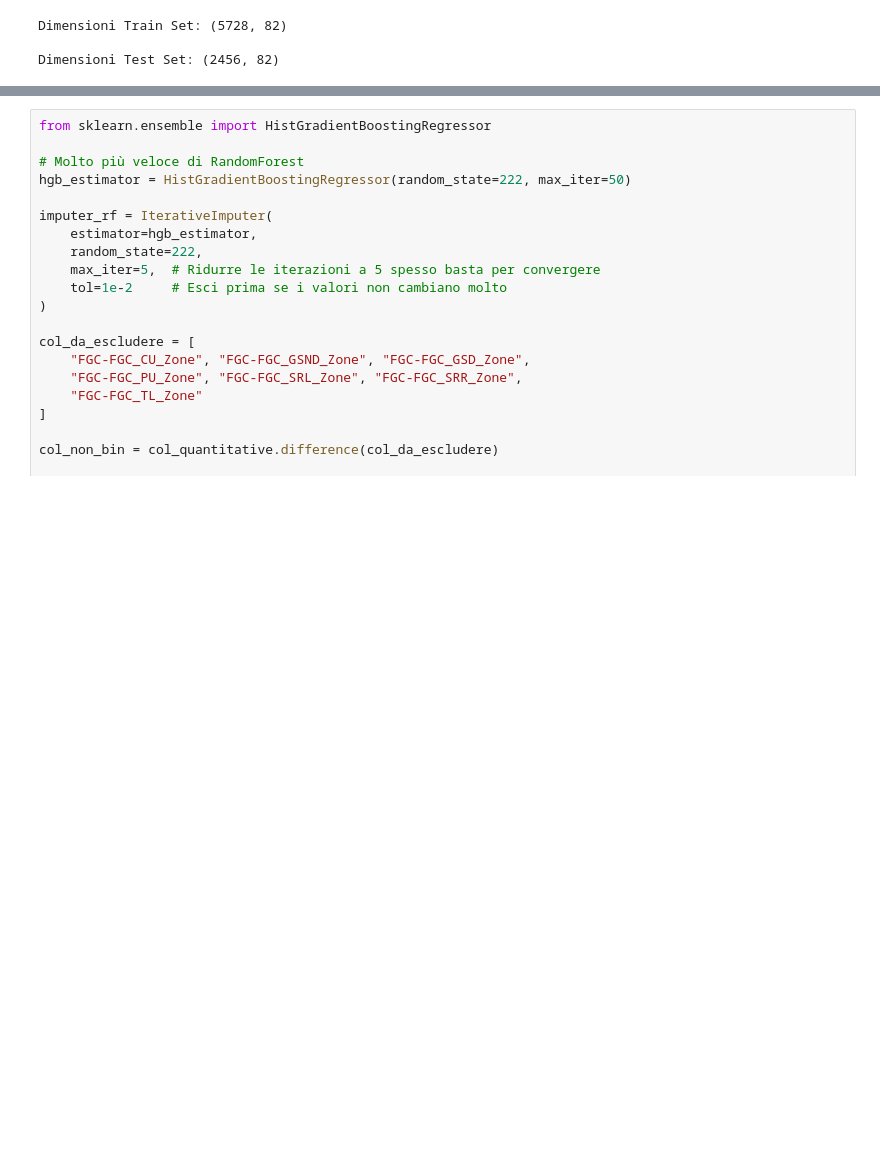
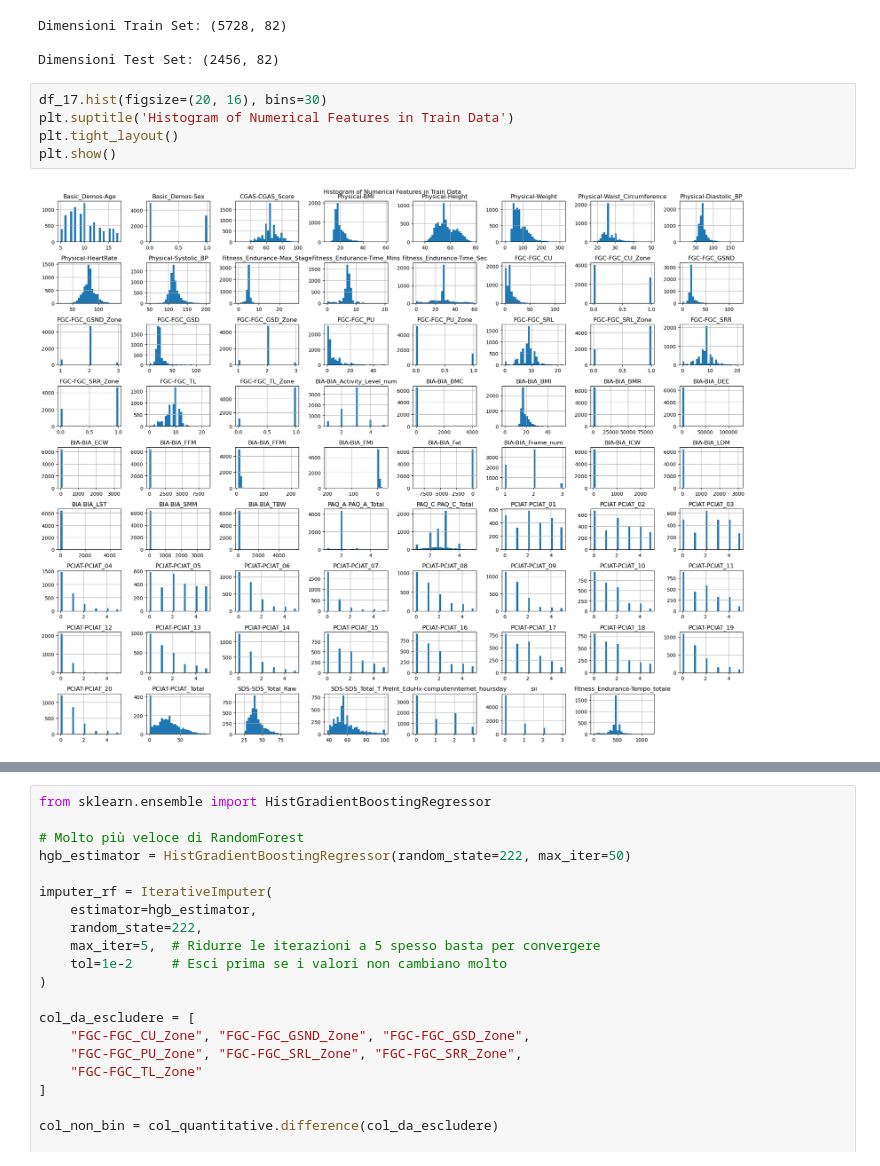
Before and after one commit to alessialaconca/Data_Mining_2_Child_Mind_Institute, a Jupyter notebook: ale/a_dat_prep.ipynb, the cells around one changed output, grey strips where cells are left out. Cells and saved outputs as stored; diff of their text form; blank space fills up the shorter version.

```diff
--- a/ale/a_dat_prep.ipynb
+++ b/ale/a_dat_prep.ipynb
@@ -166,3 +166,10 @@ test_set = test_set.copy()
 Dimensioni Train Set: (5728, 82)
 
 Dimensioni Test Set: (2456, 82)
+# %%
+df_17.hist(figsize=(20, 16), bins=30)
+plt.suptitle('Histogram of Numerical Features in Train Data')
+plt.tight_layout()
+plt.show()
+# %% [output]
+[figure, added]
```
Also changed, not shown: parts of 4 cells of this notebook, 1 other file.
